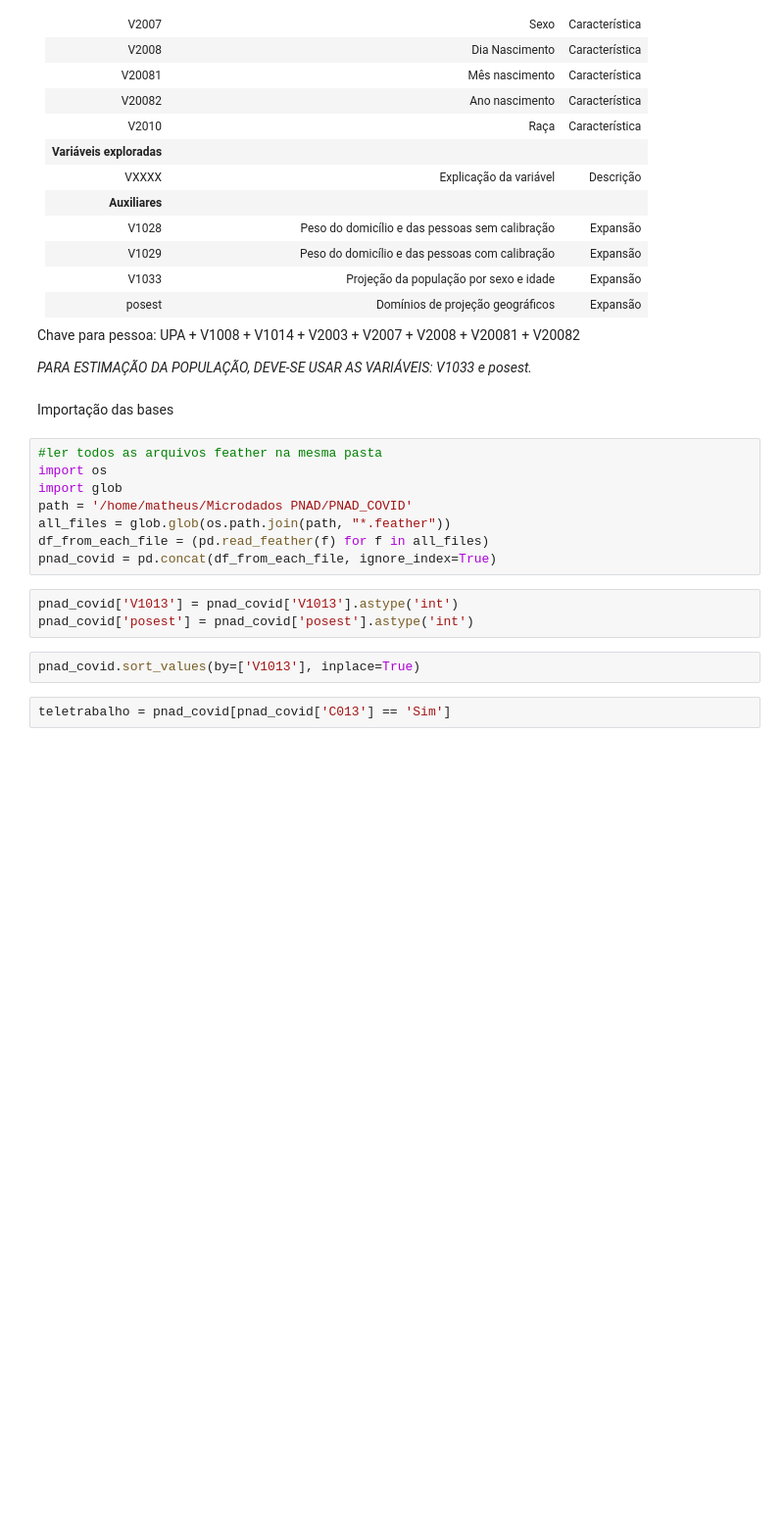
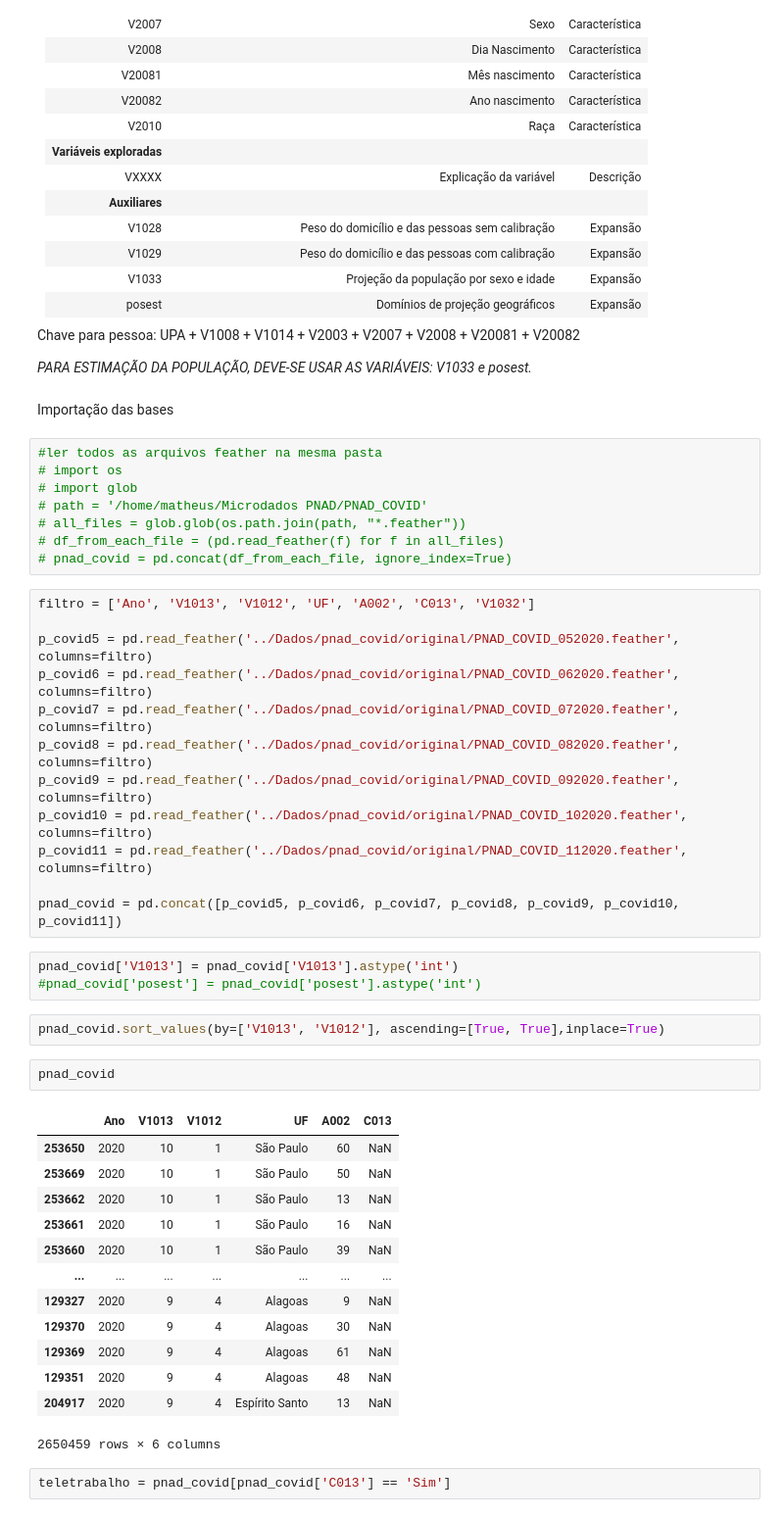
Before and after one commit to msbrasil/Mercado-de-Trabalho-Remoto, a Jupyter notebook: Notebooks/pnad_covid.ipynb, the cells around one changed output. Shown at 98% size. Saved outputs shown, nothing was run; the diff lists cells and outputs as text; blank space fills up the shorter version.

```diff
--- a/Notebooks/pnad_covid.ipynb
+++ b/Notebooks/pnad_covid.ipynb
@@ -46,17 +46,45 @@ plt.rcParams['text.color'] = 'black'
 Importação das bases
 # %%
 #ler todos as arquivos feather na mesma pasta
-import os
-import glob
-path = '/home/matheus/Microdados PNAD/PNAD_COVID'
-all_files = glob.glob(os.path.join(path, "*.feather"))
-df_from_each_file = (pd.read_feather(f) for f in all_files)
-pnad_covid = pd.concat(df_from_each_file, ignore_index=True)
+# import os
+# import glob
+# path = '/home/matheus/Microdados PNAD/PNAD_COVID'
+# all_files = glob.glob(os.path.join(path, "*.feather"))
+# df_from_each_file = (pd.read_feather(f) for f in all_files)
+# pnad_covid = pd.concat(df_from_each_file, ignore_index=True)
+# %%
+filtro = ['Ano', 'V1013', 'V1012', 'UF', 'A002', 'C013', 'V1032']
+
+p_covid5 = pd.read_feather('../Dados/pnad_covid/original/PNAD_COVID_052020.feather', columns=filtro)
+p_covid6 = pd.read_feather('../Dados/pnad_covid/original/PNAD_COVID_062020.feather', columns=filtro)
+p_covid7 = pd.read_feather('../Dados/pnad_covid/original/PNAD_COVID_072020.feather', columns=filtro)
+p_covid8 = pd.read_feather('../Dados/pnad_covid/original/PNAD_COVID_082020.feather', columns=filtro)
+p_covid9 = pd.read_feather('../Dados/pnad_covid/original/PNAD_COVID_092020.feather', columns=filtro)
+p_covid10 = pd.read_feather('../Dados/pnad_covid/original/PNAD_COVID_102020.feather', columns=filtro)
+p_covid11 = pd.read_feather('../Dados/pnad_covid/original/PNAD_COVID_112020.feather', columns=filtro)
+
+pnad_covid = pd.concat([p_covid5, p_covid6, p_covid7, p_covid8, p_covid9, p_covid10, p_covid11])
 # %%
 pnad_covid['V1013'] = pnad_covid['V1013'].astype('int')
-pnad_covid['posest'] = pnad_covid['posest'].astype('int')
+#pnad_covid['posest'] = pnad_covid['posest'].astype('int')
 # %%
-pnad_covid.sort_values(by=['V1013'], inplace=True)
+pnad_covid.sort_values(by=['V1013', 'V1012'], ascending=[True, True],inplace=True)
+# %%
+pnad_covid
+# %% [output]
+|  | Ano | V1013 | V1012 | UF | A002 | C013 |
+| 253650 | 2020 | 10 | 1 | São Paulo | 60 | NaN |
+| 253669 | 2020 | 10 | 1 | São Paulo | 50 | NaN |
+| 253662 | 2020 | 10 | 1 | São Paulo | 13 | NaN |
+| 253661 | 2020 | 10 | 1 | São Paulo | 16 | NaN |
+| 253660 | 2020 | 10 | 1 | São Paulo | 39 | NaN |
+| ... | ... | ... | ... | ... | ... | ... |
+| 129327 | 2020 | 9 | 4 | Alagoas | 9 | NaN |
+| 129370 | 2020 | 9 | 4 | Alagoas | 30 | NaN |
+| 129369 | 2020 | 9 | 4 | Alagoas | 61 | NaN |
+| 129351 | 2020 | 9 | 4 | Alagoas | 48 | NaN |
+| 204917 | 2020 | 9 | 4 | Espírito Santo | 13 | NaN |
+2650459 rows × 6 columns
 # %%
 teletrabalho = pnad_covid[pnad_covid['C013'] == 'Sim']
 # %%
```
Also changed, not shown: 2 other files.
